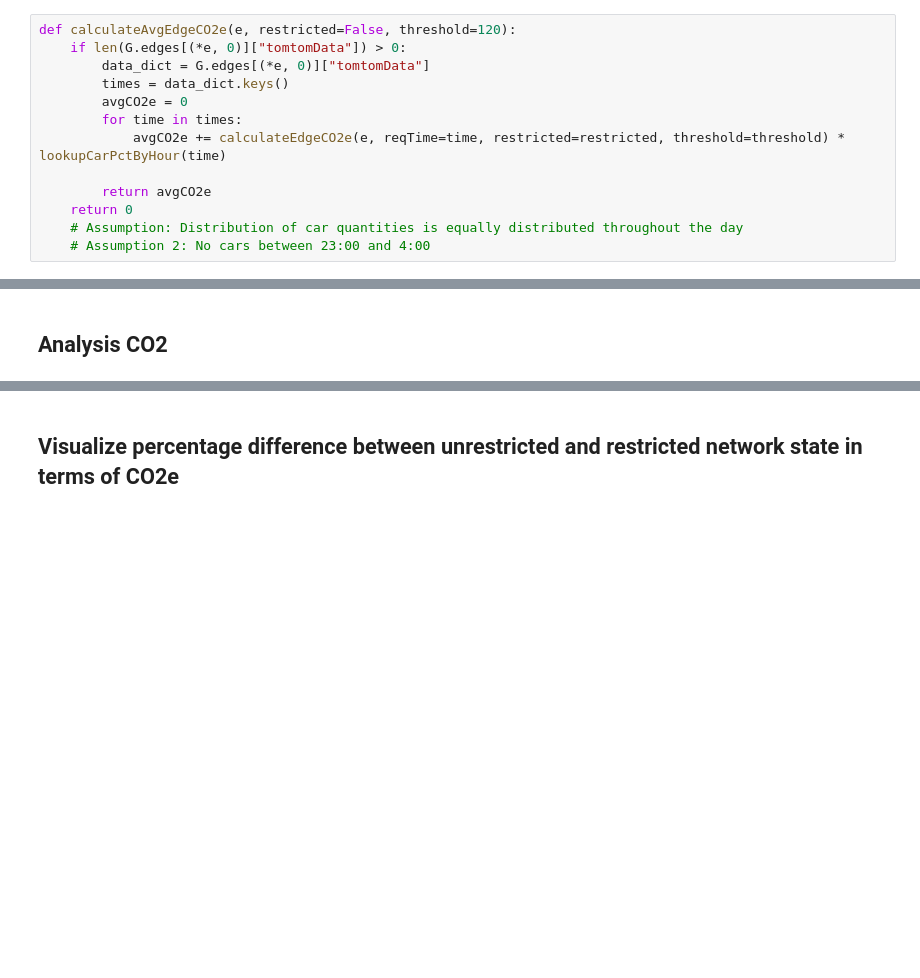
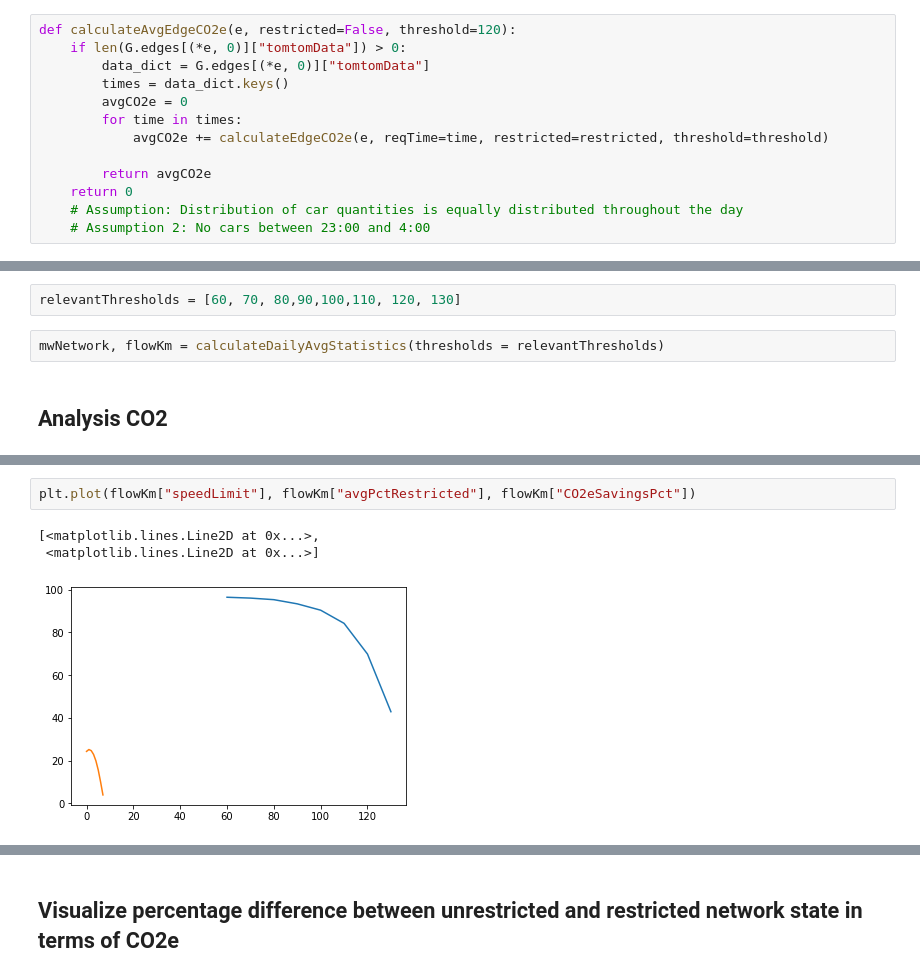
Before and after one commit to jpkunkler/motorway-speedlimit-research, a Jupyter notebook: Bavaria Road Network Analysis.ipynb, the cells around one changed output, grey strips where cells are left out. Cells and saved outputs as stored; diff of their text form; blank space fills up the shorter version.

```diff
--- a/Bavaria Road Network Analysis.ipynb
+++ b/Bavaria Road Network Analysis.ipynb
@@ -1147,7 +1162,7 @@ def calculateAvgEdgeCO2e(e, restricted=False, threshold=120):
         times = data_dict.keys()
         avgCO2e = 0
         for time in times:
-            avgCO2e += calculateEdgeCO2e(e, reqTime=time, restricted=restricted, threshold=threshold) * lookupCarPctByHour(time)
+            avgCO2e += calculateEdgeCO2e(e, reqTime=time, restricted=restricted, threshold=threshold)
 
         return avgCO2e
     return 0
@@ -1469,3 +1560,7 @@ Percentage of flow kilometers that would be restricted by threshold of 120km/h:
+# %%
+relevantThresholds = [60, 70, 80,90,100,110, 120, 130]
+# %%
+mwNetwork, flowKm = calculateDailyAvgStatistics(thresholds = relevantThresholds)
 # %% [markdown]
 ## Analysis CO2
 # %%
@@ -1484,0 +1635,6 @@ Daily CO2e Emission savings: 2215.71 tonnes
+# %%
+plt.plot(flowKm["speedLimit"], flowKm["avgPctRestricted"], flowKm["CO2eSavingsPct"])
+# %% [output]
+[<matplotlib.lines.Line2D at 0x...>,
+ <matplotlib.lines.Line2D at 0x...>]
+[figure, added]
```
Also changed, not shown: parts of 40 cells of this notebook, 2 other files.
